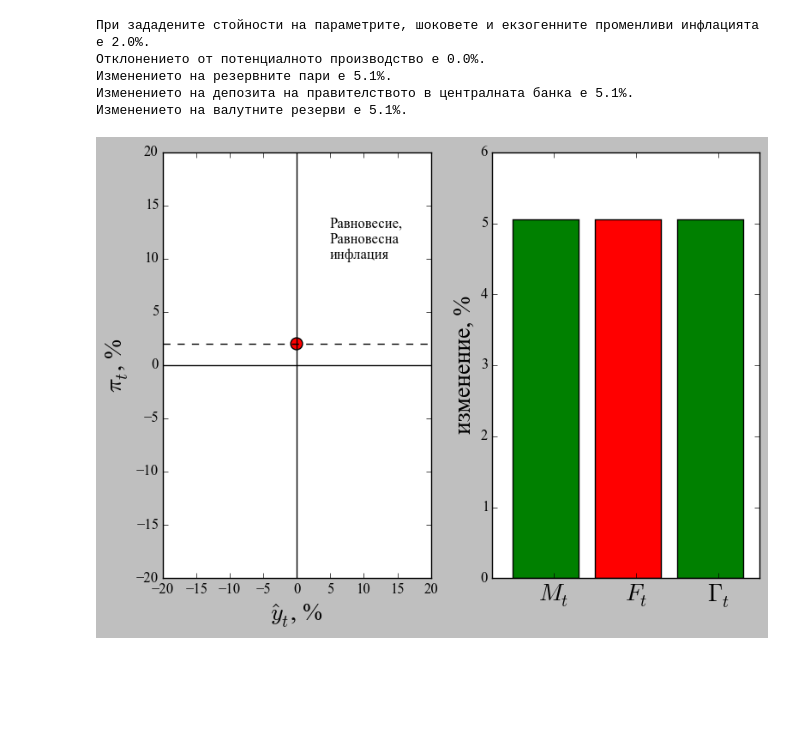
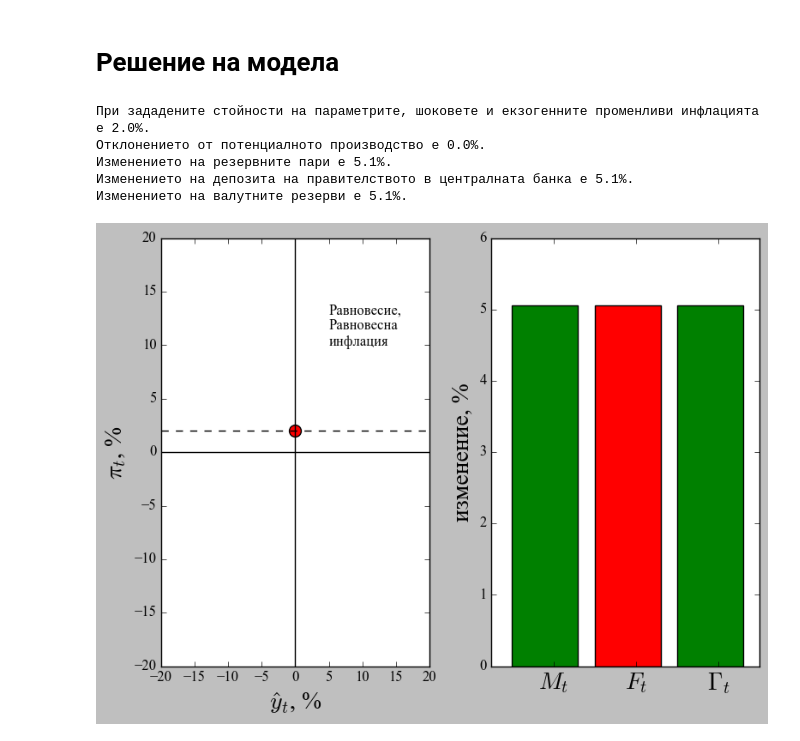
Before and after one commit to avassilev/BG_CBA_teaching_tool, a Jupyter notebook: BG_CBA.ipynb, the cells around one changed output. Saved outputs shown, nothing was run; the diff lists cells and outputs as text; code cells hidden in the pictures; blank space fills up the shorter version.

```diff
--- a/BG_CBA.ipynb
+++ b/BG_CBA.ipynb
@@ -270,3 +278,6 @@ display(wIS)
+# %% [markdown]
+Решение на модела
+=================
 # %%
 plt.rcdefaults()
 plt.rcParams['font.family'] = 'fantasy'
@@ -346,49 +357,49 @@ def printmainvars(Apar=A, apar=a, bpar=b, cpar=c, dpar=d, epar=e, fpar=f, gammab
 
     if pisol==pibar*pct_multiplier:
         pitext="Равновесна\nинфлация"
     elif pisol>pibar*pct_multiplier:
         pitext="Инфлация\nнад\nравновесната"
     elif 0<pisol<pibar*pct_multiplier:
         pitext="Инфлация\nпод\nравновесната"
     elif pisol<0:
         pitext= "Дефлация"
     else:
         pitext="???"
 
     txt = ytext + ",\n" + pitext
     ax1.text(0.05*pct_multiplier,0.1*pct_multiplier, txt, size="medium")
 
     ax2.bar([1,2,3],[Mchsol,Fchsol,Gammachsol],color=['g','r','g'])
     ax2.set_xlim([0.75,4.0])
     ax2.set_ylabel('изменение, %',fontsize=20)
     ax2.set_xticks([1.5,2.5,3.5])
     ax2.set_xticklabels(["$M_t$", "$F_t$", "$\Gamma_t$"],fontsize=20)
     f.tight_layout() # to prevent label overlap
 
 wsol = interactive(printmainvars,
-                      Apar = widgets.BoundedFloatText(min=Ap_min,max=Ap_max,step=0.01,value=A,description="$A$"),
-                      apar = widgets.BoundedFloatText(min=ap_min,max=ap_max,step=0.01,value=a,description="$a$"),
-                      bpar = widgets.BoundedFloatText(min=bp_min,max=bp_max,step=0.01,value=b,description="$b$"),
-                      cpar = widgets.BoundedFloatText(min=cp_min,max=cp_max,step=0.01,value=c,description="$c$"),
-                      dpar = widgets.BoundedFloatText(min=dp_min,max=dp_max,step=0.01,value=d,description="$d$"),
-                      epar = widgets.BoundedFloatText(min=ep_min,max=ep_max,step=0.01,value=e,description="$e$"),
-                      fpar = widgets.BoundedFloatText(min=fp_min,max=fp_max,step=0.01,value=f,description="$f$"),
-                      gammabarpar = widgets.BoundedFloatText(min=gammabp_min,max=gammabp_max,step=0.01,value=gammabar,description=r"$ \bar{\gamma}  $"),
-                      rstar_in = widgets.FloatSliderWidget(min=rstar_min,max=rstar_max,step=0.01,value=rstar,description="$r^*_t$"),
-                      pistar_in = widgets.FloatSliderWidget(min=pistar_min,max=pistar_max,step=0.01,value=pistar,description="$\pi^*_t$"),
-                      ghat_in = widgets.FloatSliderWidget(min=ghat_min,max=ghat_max,step=0.01,value=0,description="$\hat{g}_t$"),
-                      eps1_in = widgets.FloatSliderWidget(min=eps1_min,max=eps1_max,step=0.01,value=0,description="$\epsilon_{1,t}$"),
-                      eps2_in = widgets.FloatSliderWidget(min=eps2_min,max=eps2_max,step=0.01,value=0,description="$\epsilon_{2,t}$"),
-                      phipar = widgets.FloatSliderWidget(min=phip_min,max=phip_max,step=0.01,value=phi,description="$\phi$"),
-                      taupar = widgets.FloatSliderWidget(min=taup_min,max=taup_max,step=0.01,value=tau,description= r'$ \tau $'),
-                      Mshpar = widgets.FloatSliderWidget(min=0,max=1,step=0.01,value=Mshare,description=r'$\frac{M_{t-1}}{F_{t-1}}$'),
-                      )
-
+                  Apar = widgets.BoundedFloatText(min=Ap_min,max=Ap_max,step=0.01,value=A,description="$A$"),
+                  apar = widgets.BoundedFloatText(min=ap_min,max=ap_max,step=0.01,value=a,description="$a$"),
+                  bpar = widgets.BoundedFloatText(min=bp_min,max=bp_max,step=0.01,value=b,description="$b$"),
+                  cpar = widgets.BoundedFloatText(min=cp_min,max=cp_max,step=0.01,value=c,description="$c$"),
+                  dpar = widgets.BoundedFloatText(min=dp_min,max=dp_max,step=0.01,value=d,description="$d$"),
+                  epar = widgets.BoundedFloatText(min=ep_min,max=ep_max,step=0.01,value=e,description="$e$"),
+                  fpar = widgets.BoundedFloatText(min=fp_min,max=fp_max,step=0.01,value=f,description="$f$"),
+                  gammabarpar = widgets.BoundedFloatText(min=gammabp_min,max=gammabp_max,step=0.01,value=gammabar,description=r"$ \bar{\gamma}  $"),
+                  rstar_in = widgets.FloatSlider(min=rstar_min,max=rstar_max,step=0.01,value=rstar,description="$r^*_t$"),
+                  pistar_in = widgets.FloatSlider(min=pistar_min,max=pistar_max,step=0.01,value=pistar,description="$\pi^*_t$"),
+                  ghat_in = widgets.FloatSlider(min=ghat_min,max=ghat_max,step=0.01,value=0,description="$\hat{g}_t$"),
+                  eps1_in = widgets.FloatSlider(min=eps1_min,max=eps1_max,step=0.01,value=0,description="$\epsilon_{1,t}$"),
+                  eps2_in = widgets.FloatSlider(min=eps2_min,max=eps2_max,step=0.01,value=0,description="$\epsilon_{2,t}$"),
+                  phipar = widgets.FloatSlider(min=phip_min,max=phip_max,step=0.01,value=phi,description="$\phi$"),
+                  taupar = widgets.FloatSlider(min=taup_min,max=taup_max,step=0.01,value=tau,description= r'$ \tau $'),
+                  Mshpar = widgets.FloatSlider(min=0,max=1,step=0.01,value=Mshare,description=r'$\frac{M_{t-1}}{F_{t-1}}$'),
+                  __manual=True)
+wsol.children[-1].description = "Покажи"
 display(wsol)
 # %% [output]
 При зададените стойности на параметрите, шоковете и екзогенните променливи инфлацията е 2.0%.
 Отклонението от потенциалното производство е 0.0%.
 Изменението на резервните пари е 5.1%.
 Изменението на депозита на правителството в централната банка е 5.1%.
 Изменението на валутните резерви е 5.1%.
-[figure, old version]
+[figure, new version]
```
Also changed, not shown: parts of 7 cells of this notebook.
